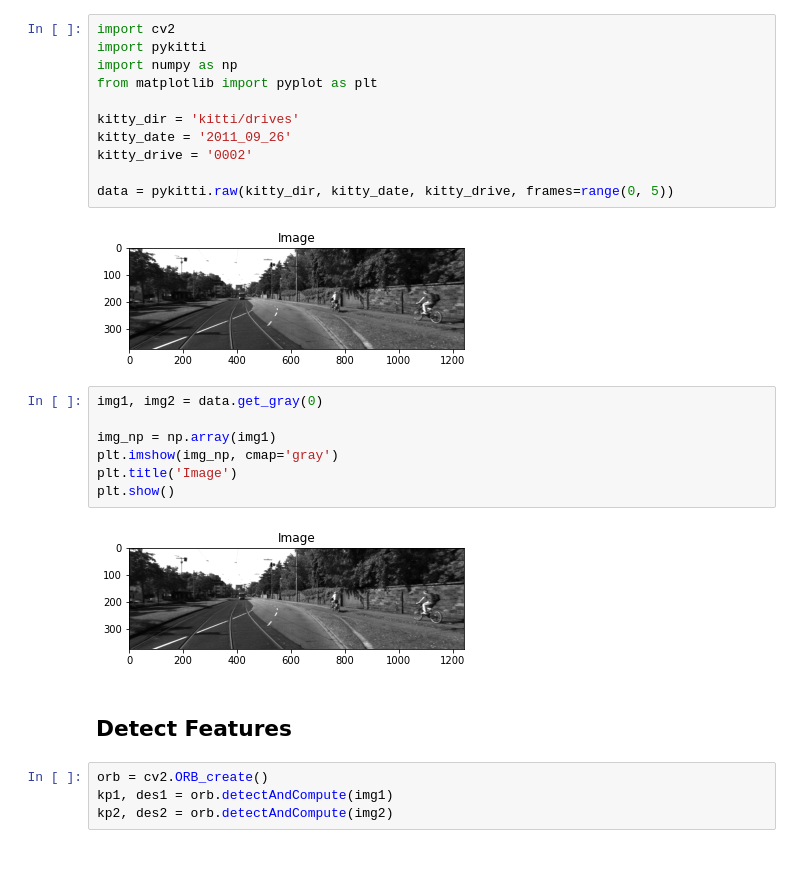
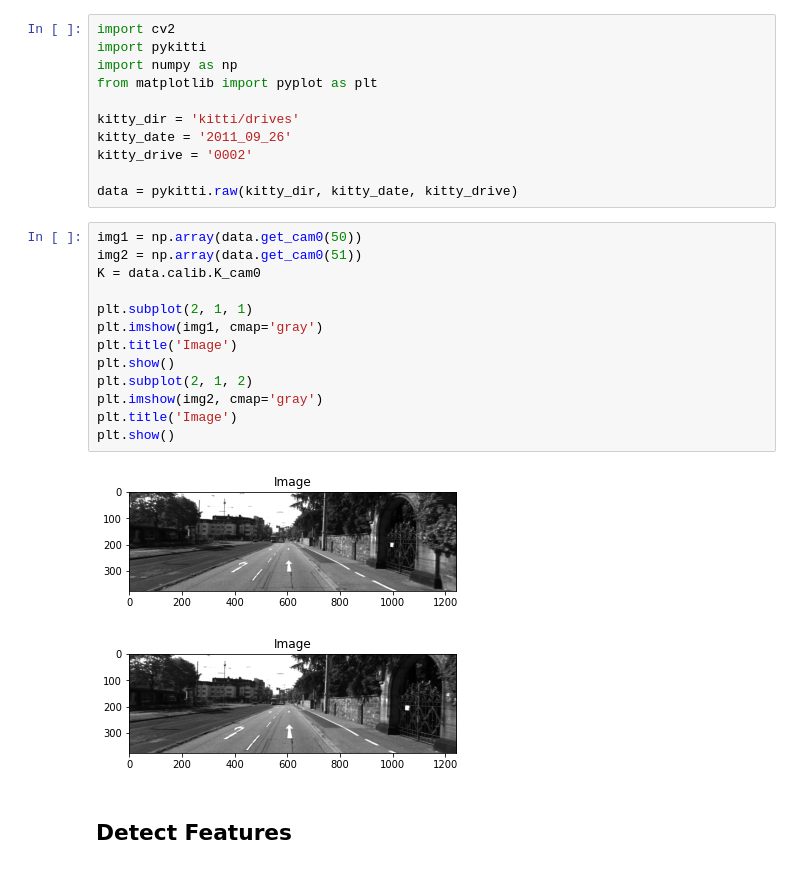
Before and after one commit to ariporad/comprobo-vision-project, a Jupyter notebook: main.ipynb, the cells around one changed output. Cells and saved outputs as stored; diff of their text form.

```diff
--- a/main.ipynb
+++ b/main.ipynb
@@ -8,21 +8,22 @@ kitty_dir = 'kitti/drives'
 kitty_date = '2011_09_26'
 kitty_drive = '0002'
 
-data = pykitti.raw(kitty_dir, kitty_date, kitty_drive, frames=range(0, 5))
+data = pykitti.raw(kitty_dir, kitty_date, kitty_drive)
-# %% [output]
-[figure, removed]
-# %%
-img1, img2 = data.get_gray(0)
-
-img_np = np.array(img1)
-plt.imshow(img_np, cmap='gray')
-plt.title('Image')
-plt.show()
-# %% [output]
-[figure, removed]
+# %%
+img1 = np.array(data.get_cam0(50))
+img2 = np.array(data.get_cam0(51))
+K = data.calib.K_cam0
+
+plt.subplot(2, 1, 1)
+plt.imshow(img1, cmap='gray')
+plt.title('Image')
+plt.show()
+plt.subplot(2, 1, 2)
+plt.imshow(img2, cmap='gray')
+plt.title('Image')
+plt.show()
+# %% [output]
+[figure, added]
+[figure, added]
 # %% [markdown]
 ## Detect Features
-# %%
-orb = cv2.ORB_create()
-kp1, des1 = orb.detectAndCompute(img1)
-kp2, des2 = orb.detectAndCompute(img2)
```
Also changed, not shown: parts of 6 cells of this notebook.
